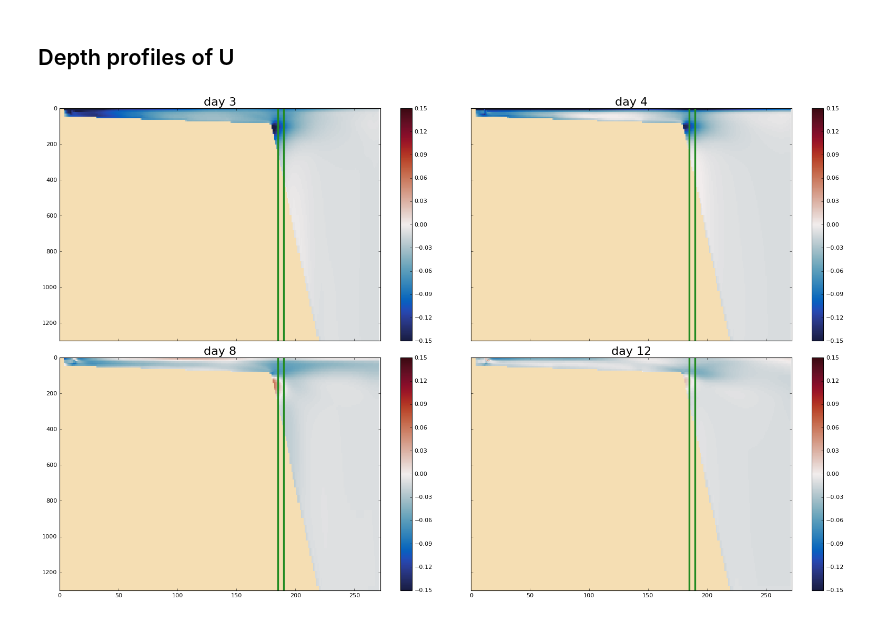
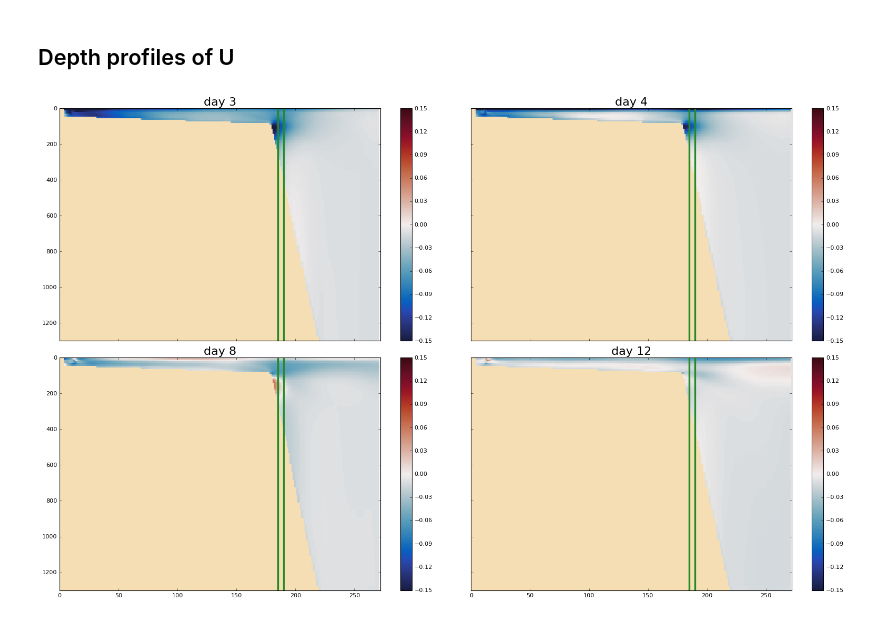
Before and after one commit to UBC-MOAD/analysis_mackenzie_canyon, a Jupyter notebook: notebooks/general_circulation/incoming_velocity.ipynb, the cells around one changed output. Cells and saved outputs as stored; diff of their text form; code cells hidden in the pictures.

```diff
--- a/notebooks/general_circulation/incoming_velocity.ipynb
+++ b/notebooks/general_circulation/incoming_velocity.ipynb
@@ -232,20 +232,20 @@ dep_ind1, dep_ind2, dep_ind3 = 8, 12, 16
 # %%
 fig, axes = plt.subplots(2,2,figsize=(20, 12), sharex=True, sharey=True)
 fig.tight_layout(h_pad=2, w_pad=0.2)
 cmap = plt.get_cmap(cmo.cm.balance)
 cmap.set_bad('wheat')
-vels = [vozocrtx_day3, vozocrtx_day4, vozocrtx_day8, vozocrtx_day12]
+vels = [vozocrtx_day3, vozocrtx_day4, vozocrtx_day8, vozocrtx_day15]
 ttls = ['day 3', 'day 4', 'day 8', 'day 12']
 for ax, vel, ttl, n in zip(axes.flatten(), vels, ttls, np.arange(4)):
     p = ax.pcolormesh(ys, depthu, vel[:, :, x_start], cmap=cmap, vmin=-0.15, vmax=0.15)
     ax.set_ylim([1300, 0])
     ax.set_xlim([0, vel.shape[-2]])
     ax.axvline(y_start, lw=3, c='forestgreen')
     ax.axvline(y_end, lw=3, c='forestgreen')
     fig.colorbar(p, ax=ax)
     ax.set_title(ttl, fontsize=20)
 # %% [output]
-[figure, old version]
+[figure, new version]
 # %%
 fig, axes = plt.subplots(2,2,figsize=(20, 12), sharex=True, sharey=True)
 fig.tight_layout(h_pad=2, w_pad=0.2)
```
Also changed, not shown: parts of 8 cells of this notebook.
